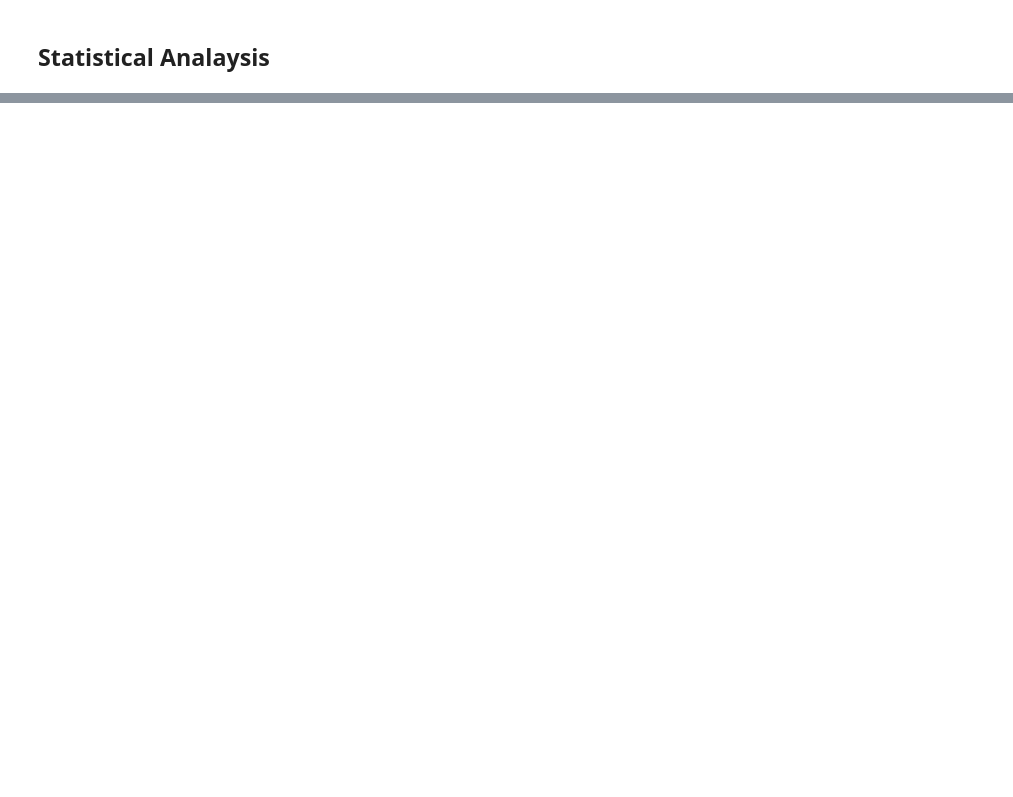
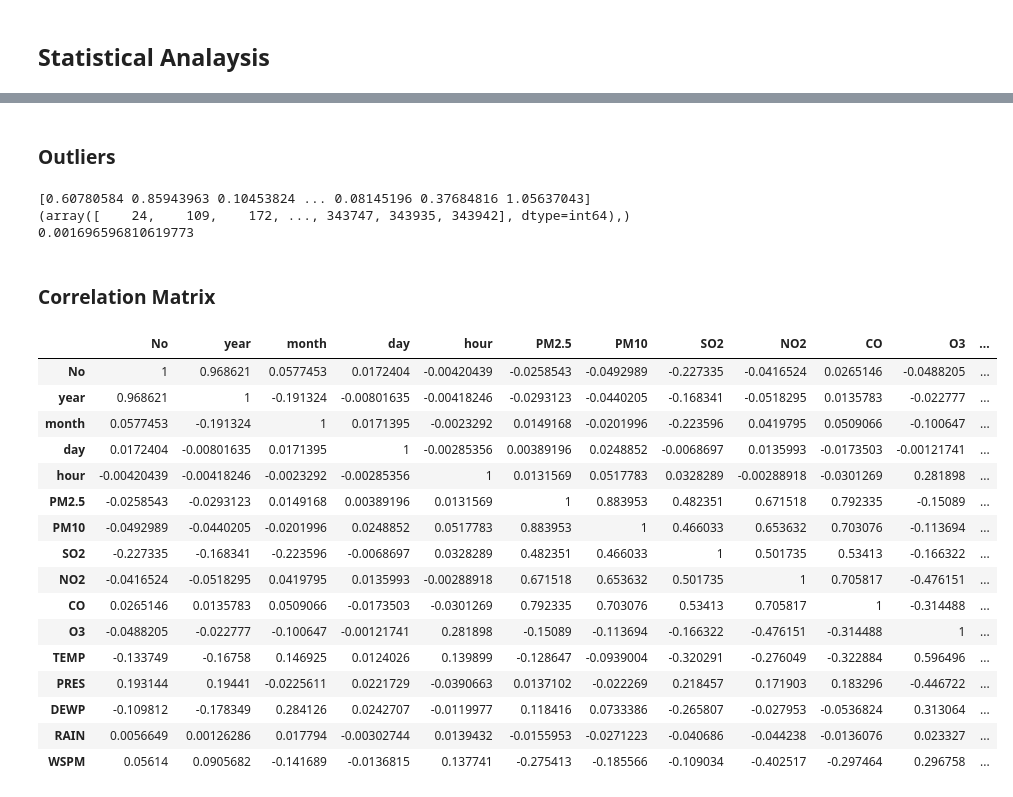
Before and after one commit to shygnome/data-mining-course, a Jupyter notebook: Tugas Akhir/models/Exploratory Data Analysis.ipynb, the cells around one changed output, grey strips where cells are left out. Cells and saved outputs as stored; diff of their text form; code cells hidden in the pictures; blank space fills up the shorter version.

```diff
--- a/Tugas Akhir/models/Exploratory Data Analysis.ipynb
+++ b/Tugas Akhir/models/Exploratory Data Analysis.ipynb
@@ -122,0 +141,38 @@ dtype: int64
+# %% [markdown]
+### Outliers
+# %%
+# Detecting Outliers
+
+z = np.abs(stats.zscore(df["PM10"]))
+print(z)
+threshold = 3
+print(np.where(z > 3))
+print(min(z))
+# %% [output]
+[0.60780584 0.85943963 0.10453824 ... 0.08145196 0.37684816 1.05637043]
+(array([    24,    109,    172, ..., 343747, 343935, 343942], dtype=int64),)
+0.001696596810619773
+# %% [markdown]
+### Correlation Matrix
+# %%
+# Correlation matrix
+corr = df.corr()
+corr.style.background_gradient(cmap='coolwarm').set_properties(**{'font-size': '0pt'})
+# %% [output]
+|  | No | year | month | day | hour | PM2.5 | PM10 | SO2 | NO2 | CO | O3 | ... |
+| No | 1 | 0.968621 | 0.0577453 | 0.0172404 | -0.00420439 | -0.0258543 | -0.0492989 | -0.227335 | -0.0416524 | 0.0265146 | -0.0488205 | ... |
+| year | 0.968621 | 1 | -0.191324 | -0.00801635 | -0.00418246 | -0.0293123 | -0.0440205 | -0.168341 | -0.0518295 | 0.0135783 | -0.022777 | ... |
+| month | 0.0577453 | -0.191324 | 1 | 0.0171395 | -0.0023292 | 0.0149168 | -0.0201996 | -0.223596 | 0.0419795 | 0.0509066 | -0.100647 | ... |
+| day | 0.0172404 | -0.00801635 | 0.0171395 | 1 | -0.00285356 | 0.00389196 | 0.0248852 | -0.0068697 | 0.0135993 | -0.0173503 | -0.00121741 | ... |
+| hour | -0.00420439 | -0.00418246 | -0.0023292 | -0.00285356 | 1 | 0.0131569 | 0.0517783 | 0.0328289 | -0.00288918 | -0.0301269 | 0.281898 | ... |
+| PM2.5 | -0.0258543 | -0.0293123 | 0.0149168 | 0.00389196 | 0.0131569 | 1 | 0.883953 | 0.482351 | 0.671518 | 0.792335 | -0.15089 | ... |
+| PM10 | -0.0492989 | -0.0440205 | -0.0201996 | 0.0248852 | 0.0517783 | 0.883953 | 1 | 0.466033 | 0.653632 | 0.703076 | -0.113694 | ... |
+| SO2 | -0.227335 | -0.168341 | -0.223596 | -0.0068697 | 0.0328289 | 0.482351 | 0.466033 | 1 | 0.501735 | 0.53413 | -0.166322 | ... |
+| NO2 | -0.0416524 | -0.0518295 | 0.0419795 | 0.0135993 | -0.00288918 | 0.671518 | 0.653632 | 0.501735 | 1 | 0.705817 | -0.476151 | ... |
+| CO | 0.0265146 | 0.0135783 | 0.0509066 | -0.0173503 | -0.0301269 | 0.792335 | 0.703076 | 0.53413 | 0.705817 | 1 | -0.314488 | ... |
+| O3 | -0.0488205 | -0.022777 | -0.100647 | -0.00121741 | 0.281898 | -0.15089 | -0.113694 | -0.166322 | -0.476151 | -0.314488 | 1 | ... |
+| TEMP | -0.133749 | -0.16758 | 0.146925 | 0.0124026 | 0.139899 | -0.128647 | -0.0939004 | -0.320291 | -0.276049 | -0.322884 | 0.596496 | ... |
+| PRES | 0.193144 | 0.19441 | -0.0225611 | 0.0221729 | -0.0390663 | 0.0137102 | -0.022269 | 0.218457 | 0.171903 | 0.183296 | -0.446722 | ... |
+| DEWP | -0.109812 | -0.178349 | 0.284126 | 0.0242707 | -0.0119977 | 0.118416 | 0.0733386 | -0.265807 | -0.027953 | -0.0536824 | 0.313064 | ... |
+| RAIN | 0.0056649 | 0.00126286 | 0.017794 | -0.00302744 | 0.0139432 | -0.0155953 | -0.0271223 | -0.040686 | -0.044238 | -0.0136076 | 0.023327 | ... |
+| WSPM | 0.05614 | 0.0905682 | -0.141689 | -0.0136815 | 0.137741 | -0.275413 | -0.185566 | -0.109034 | -0.402517 | -0.297464 | 0.296758 | ... |
```
Also changed, not shown: parts of 4 cells of this notebook, 4 other files.
